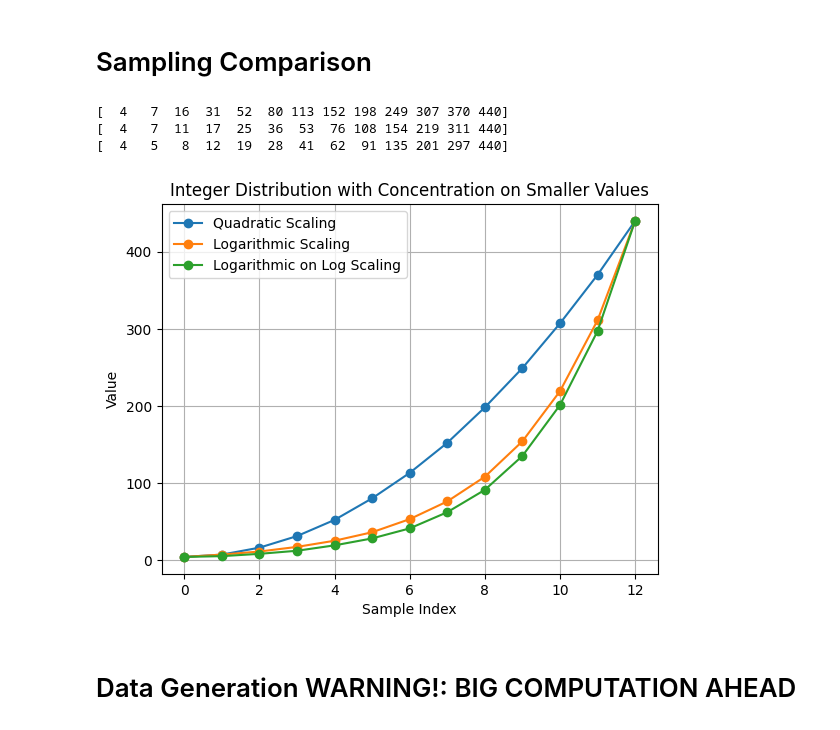
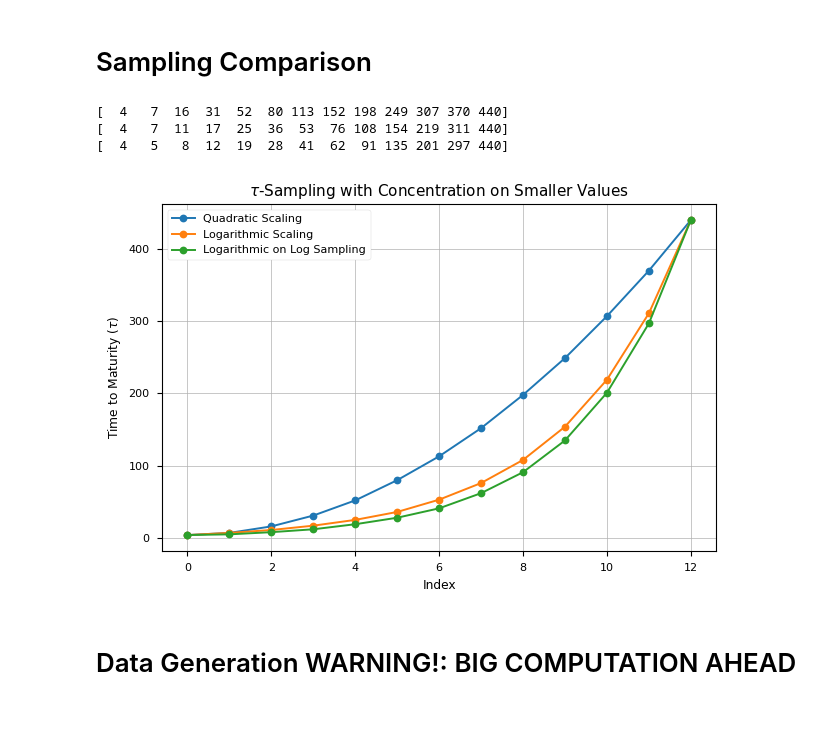
Before and after one commit to matormentor/Neural-CRC-for-Derivative-Pricing, a Jupyter notebook: data_gen.ipynb, the cells around one changed output. Saved outputs shown, nothing was run; the diff lists cells and outputs as text; code cells hidden in the pictures.

```diff
--- a/data_gen.ipynb
+++ b/data_gen.ipynb
@@ -15,41 +15,46 @@ from app.data_gen.sampling import sample_maturities, sample_moneyness
 # %%
 # Generate a quadratic-scaled range
 values = np.linspace(0, 1, 13)**2 * (440 - 4) + 4
 values = np.round(values).astype(int)  # Round to nearest integer
 values = np.unique(values)  # Ensure unique integers
 
 print(values)
 
 # values_g = np.geomspace(4, 440, num=13).astype(int)
 # values_g = np.unique(values_g)  # Ensure unique integers
 
 # print(values_g)
 
 values_l = (np.logspace(0, 1.8, 13, base=10) - 1) / (10**1.8 - 1) * (440 - 4) + 4
 values_l = np.round(values_l).astype(int)
 values_l = np.unique(values_l)
 
 print(values_l)
 
 values_a = np.logspace(np.log10(4), np.log10(440), num=13, dtype=int)
 
 print(values_a)
-
+plt.style.use('seaborn-v0_8-paper')
+plt.rcParams['grid.linewidth'] = 0.5  # try a value like 0.1 instead of 0.01
+# plt.figure(figsize=(10, 8))
+plt.title('$\\tau$-Sampling with Concentration on Smaller Values', fontsize=11)
 plt.plot(values, marker='o', label='Quadratic Scaling')
 # plt.plot(values_g, marker='o', label='Integer Distribution G')
 plt.plot(values_l, marker='o', label='Logarithmic Scaling')
-plt.plot(values_a, marker='o', label='Logarithmic on Log Scaling')
-plt.title('Integer Distribution with Concentration on Smaller Values')
-plt.xlabel('Sample Index')
-plt.ylabel('Value')
-plt.grid()
-plt.legend()
+plt.plot(values_a, marker='o', label='Logarithmic on Log Sampling')
+plt.xlabel('Index')
+plt.ylabel('Time to Maturity ($\\tau$)')
+plt.grid(True)
+plt.legend(framealpha=1)
+plt.tight_layout()
+
+plt.savefig("log_scaling.svg", dpi=300, bbox_inches="tight", format="svg")
 plt.show()
 # %% [output]
 [  4   7  16  31  52  80 113 152 198 249 307 370 440]
 [  4   7  11  17  25  36  53  76 108 154 219 311 440]
 [  4   5   8  12  19  28  41  62  91 135 201 297 440]
-[figure, old version]
+[figure, new version]
 # %% [markdown]
 # Data Generation WARNING!: BIG COMPUTATION AHEAD
 # %%
```
Also changed, not shown: 11 other files.
